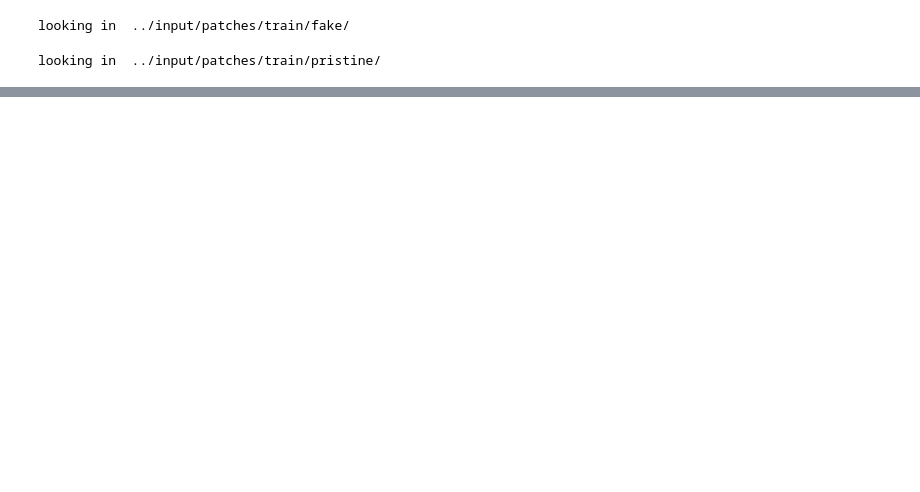
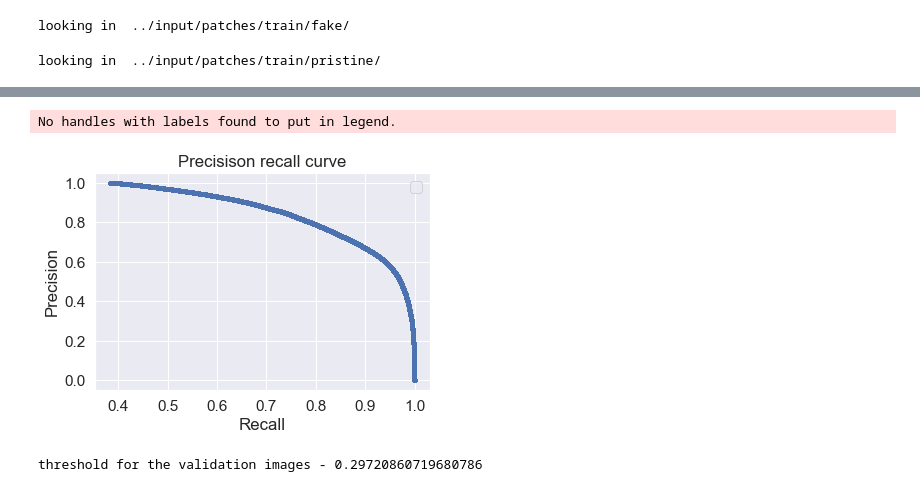
Before and after one commit to durgakiran/imageforgerydetection, a Jupyter notebook: notebooks/SCNN.ipynb, the cells around one changed output, grey strips where cells are left out. Saved outputs shown, nothing was run; the diff lists cells and outputs as text; code cells hidden in the pictures; blank space fills up the shorter version.

```diff
--- a/notebooks/SCNN.ipynb
+++ b/notebooks/SCNN.ipynb
@@ -421,0 +447,17 @@ plt.show()
+# %%
+# precision recall curve for the unbalanced data
+from sklearn.metrics import precision_recall_curve
+precision, recall, thresholds = precision_recall_curve(true_validation_inverse, prediction_validation_inverse)
+# %%
+plt.plot(precision, recall, marker='.')
+# axis labels
+plt.title('Precisison recall curve')
+plt.xlabel('Recall')
+plt.ylabel('Precision')
+# show the legend
+plt.legend()
+# show the plot
+plt.show()
+# %% [output]
+No handles with labels found to put in legend.
+[figure, added]
@@ -421,0 +472,5 @@ plt.show()
+# %%
+threshold = thresholds[optimal_index]
+print('threshold for the validation images - {}'.format(threshold))
+# %% [output]
+threshold for the validation images - 0.29720860719680786
```
Also changed, not shown: parts of 82 cells of this notebook, 1 other file.
